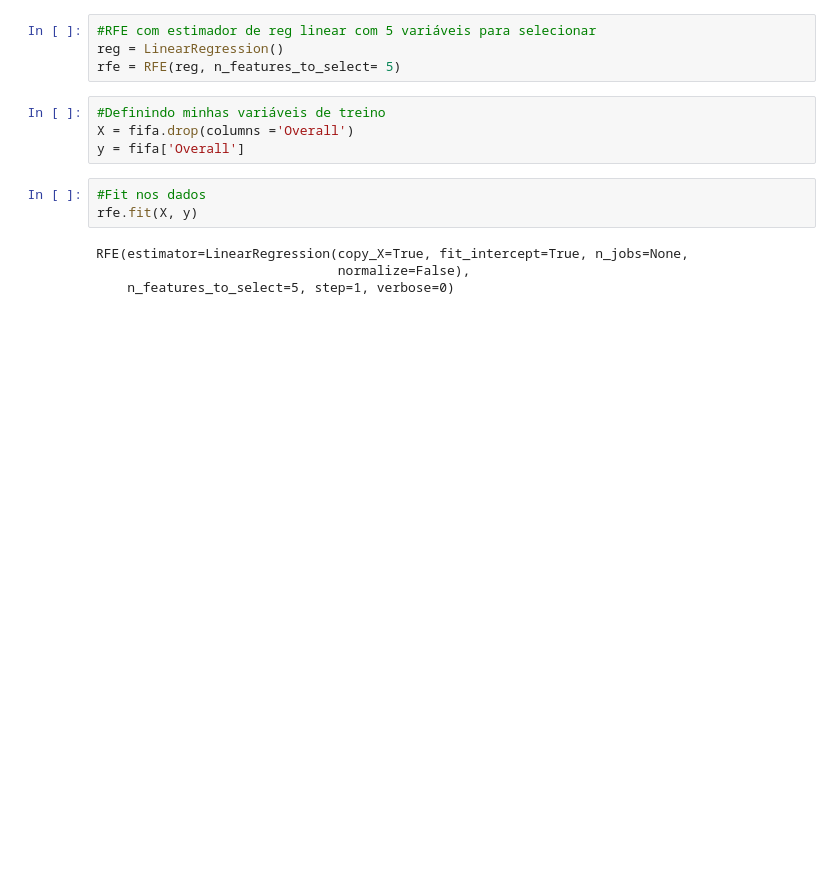
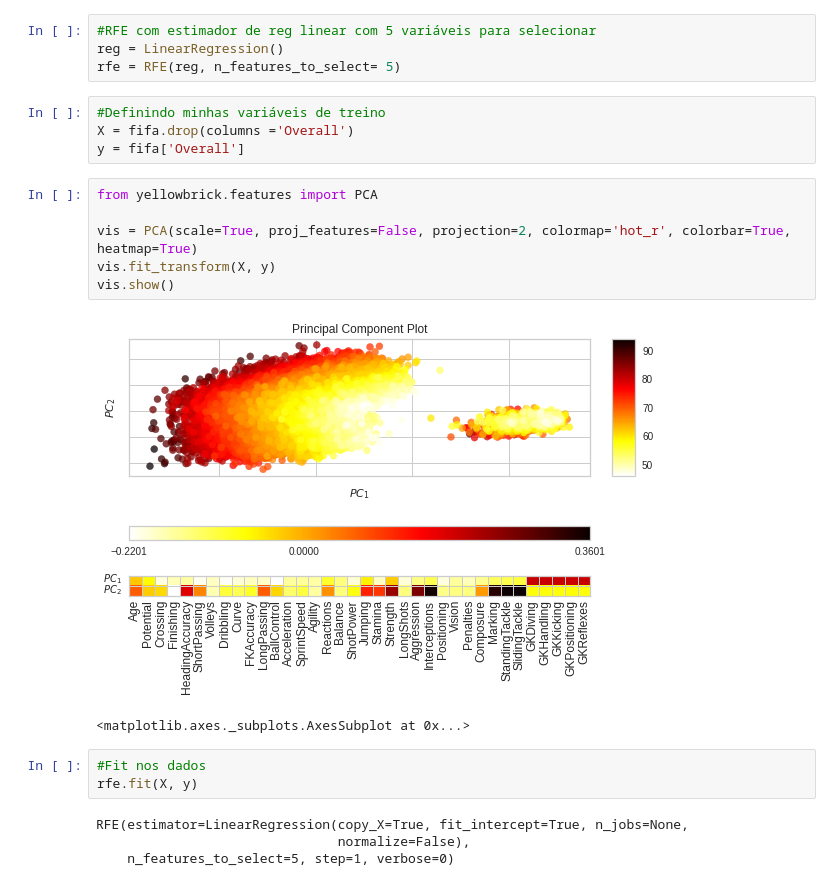
Before and after one commit to felipeshiwu/codenation-aceleradev, a Jupyter notebook: semana6/detalhado.ipynb, the cells around one changed output. Saved outputs shown, nothing was run; the diff lists cells and outputs as text; blank space fills up the shorter version.

```diff
--- a/semana6/detalhado.ipynb
+++ b/semana6/detalhado.ipynb
@@ -292,6 +294,15 @@ rfe = RFE(reg, n_features_to_select= 5)
 #Definindo minhas variáveis de treino
 X = fifa.drop(columns ='Overall')
 y = fifa['Overall']
+# %%
+from yellowbrick.features import PCA
+
+vis = PCA(scale=True, proj_features=False, projection=2, colormap='hot_r', colorbar=True, heatmap=True)
+vis.fit_transform(X, y)
+vis.show()
+# %% [output]
+[figure, added]
+<matplotlib.axes._subplots.AxesSubplot at 0x...>
 # %%
 #Fit nos dados
 rfe.fit(X, y)
```
Also changed, not shown: parts of 3 cells of this notebook.
